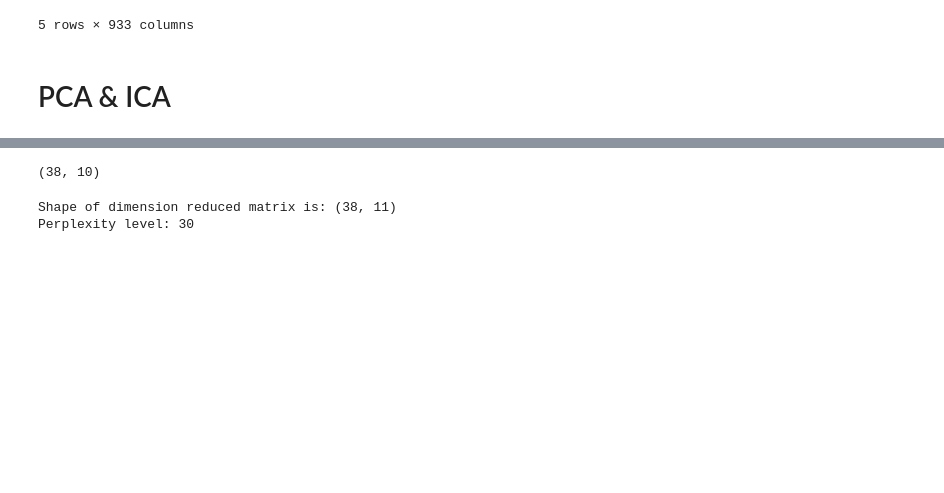
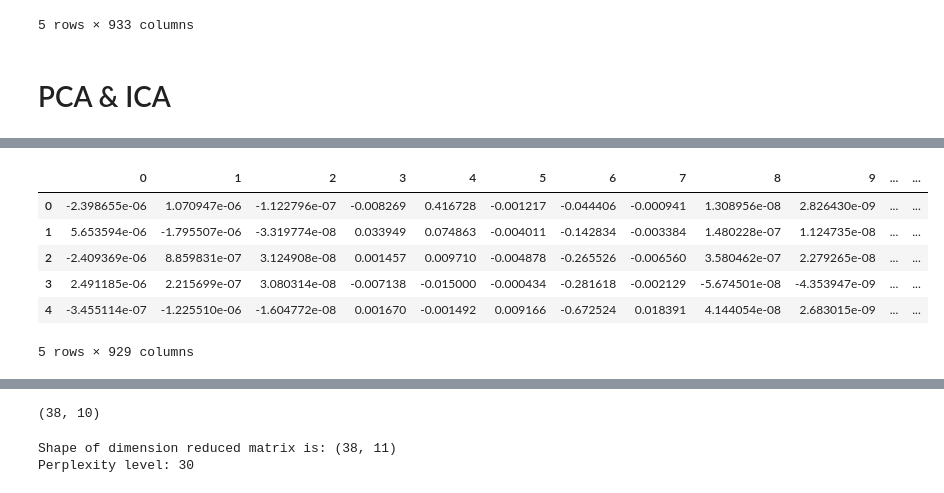
Before and after one commit to Sebarz98/pd_sleep, a Jupyter notebook: PCA&ICA.ipynb, the cells around one changed output, grey strips where cells are left out. Saved outputs shown, nothing was run; the diff lists cells and outputs as text; code cells hidden in the pictures; blank space fills up the shorter version.

```diff
--- a/PCA&ICA.ipynb
+++ b/PCA&ICA.ipynb
@@ -97,0 +80,11 @@ print(pca.explained_variance_)
+# %%
+df_pca_loadings = pd.DataFrame(pca.components_)
+df_pca_loadings.head()
+# %% [output]
+|  | 0 | 1 | 2 | 3 | 4 | 5 | 6 | 7 | 8 | 9 | ... | ... |
+| 0 | -2.398655e-06 | 1.070947e-06 | -1.122796e-07 | -0.008269 | 0.416728 | -0.001217 | -0.044406 | -0.000941 | 1.308956e-08 | 2.826430e-09 | ... | ... |
+| 1 | 5.653594e-06 | -1.795507e-06 | -3.319774e-08 | 0.033949 | 0.074863 | -0.004011 | -0.142834 | -0.003384 | 1.480228e-07 | 1.124735e-08 | ... | ... |
+| 2 | -2.409369e-06 | 8.859831e-07 | 3.124908e-08 | 0.001457 | 0.009710 | -0.004878 | -0.265526 | -0.006560 | 3.580462e-07 | 2.279265e-08 | ... | ... |
+| 3 | 2.491185e-06 | 2.215699e-07 | 3.080314e-08 | -0.007138 | -0.015000 | -0.000434 | -0.281618 | -0.002129 | -5.674501e-08 | -4.353947e-09 | ... | ... |
+| 4 | -3.455114e-07 | -1.225510e-06 | -1.604772e-08 | 0.001670 | -0.001492 | 0.009166 | -0.672524 | 0.018391 | 4.144054e-08 | 2.683015e-09 | ... | ... |
+5 rows × 929 columns
```
Also changed, not shown: parts of 12 cells of this notebook.
